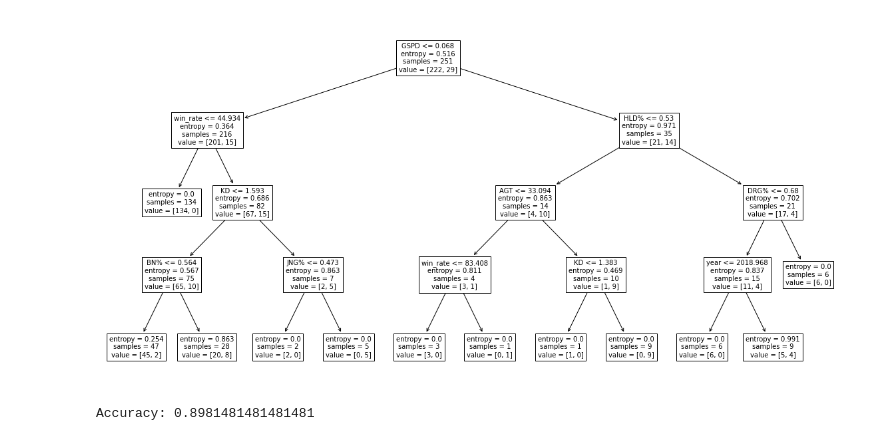
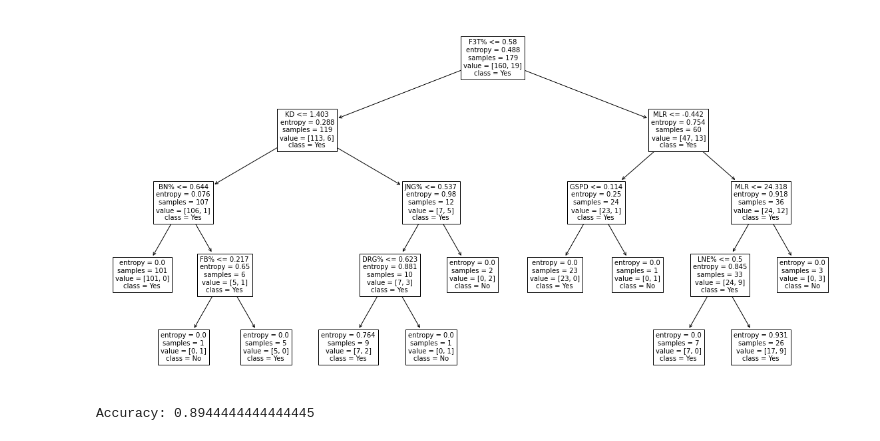
Before and after one commit to logperks/lol-msi-prediction-2022, a Jupyter notebook: decision-tree.ipynb, the cells around one changed output. Cells and saved outputs as stored; diff of their text form; code cells hidden in the pictures.

```diff
--- a/decision-tree.ipynb
+++ b/decision-tree.ipynb
@@ -21,0 +9,8 @@ df.head()
+# %%
+random.seed(478)
+
+df = pd.read_csv("All Data.csv") #reading in the data generated from the data-analysis notebook
+del df["Unnamed: 0"] #removing column generated from reading csv
+df = df.drop(['GP', 'Team', 'W', 'L', 'division', 'GPR', "win_rate"], axis = 1) #dropping undesired feature variables for model
+df = df[df["msi_placed"] != -1] #data should not predict msi_placement for data that was taken at MSI
+df.head()
@@ -29,22 +32,22 @@ feature_cols = list(df)[0:-1]
 
 X = df[feature_cols]
 y = df["msi_placed"]
-X_train, X_test, y_train, y_test = train_test_split(X, y,
-                test_size=0.3, random_state=1)
+X_train, X_test, y_train, y_test = train_test_split(X, y, test_size=0.5, random_state=1)
 # %%
 from sklearn import tree
 import matplotlib.pyplot as plt
 
-dtc = DecisionTreeClassifier(criterion = "entropy",
+dtc = DecisionTreeClassifier(criterion = "entropy", #implements the decision tree
                              splitter = "random",
-                             max_depth = 4)
-dtc = dtc.fit(X_train, y_train)
-y_pred = dtc.predict(X_test)
+                             max_depth = 4,
+                            min_samples_leaf = 1)
+dtc = dtc.fit(X_train, y_train) # trains the decision tree model
+y_pred = dtc.predict(X_test) # results
 
-plt.figure(figsize = (20, 10))
-tree.plot_tree(dtc, fontsize = 10, feature_names = feature_cols)
+plt.figure(figsize = (20, 10)) # visualization
+tree.plot_tree(dtc, fontsize = 10, feature_names = feature_cols, class_names = ["Yes", "No"])
 plt.show()
 print("Accuracy:", metrics.accuracy_score(y_test, y_pred))
 # %% [output]
-[figure, old version]
+[figure, new version]
-Accuracy: 0.8981481481481481
+Accuracy: 0.8944444444444445
```
Also changed, not shown: parts of 3 cells of this notebook.
